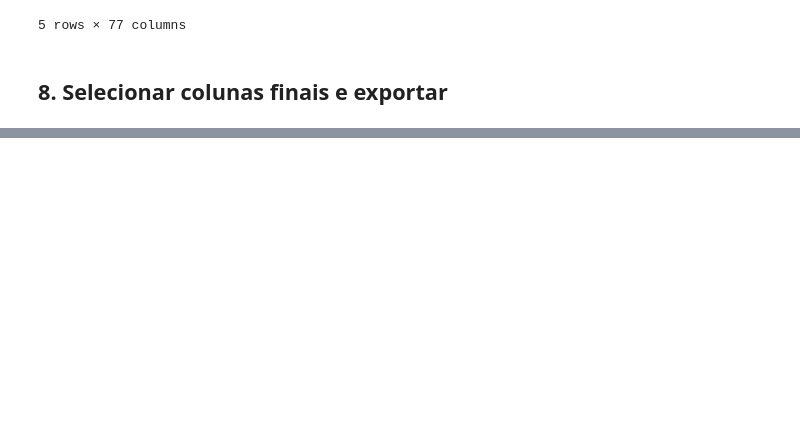
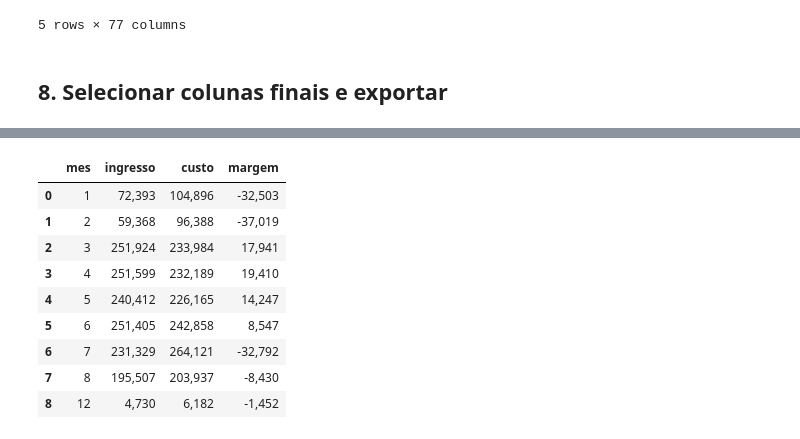
Before and after one commit to ruben-filipe-rocha/Salvesen, a Jupyter notebook: 02.Analise_Financeira/01_Fin_PBI_MAC.ipynb, the cells around one changed output, grey strips where cells are left out. Drawn from its saved outputs; the diff is of its cells as text; code cells hidden in the pictures; blank space fills up the shorter version.

```diff
--- a/02.Analise_Financeira/01_Fin_PBI_MAC.ipynb
+++ b/02.Analise_Financeira/01_Fin_PBI_MAC.ipynb
@@ -553 +553,28 @@ df_sel.head()
 5 rows × 42 columns
+# %%
+resumo_danone_mes = (
+    df[df["CODACT"].isin(["011", "013", "311"])]
+    .groupby("mes")
+    .agg(
+        ingresso=("total_ingresso", "sum"),
+        custo=("COSTEDT", "sum"),
+    )
+    .reset_index()
+)
+resumo_danone_mes["margem"] = resumo_danone_mes["ingresso"] - resumo_danone_mes["custo"]
+
+for coluna in ["ingresso", "custo", "margem"]:
+    resumo_danone_mes[coluna] = resumo_danone_mes[coluna].round(0).map("{:,.0f}".format)
+
+resumo_danone_mes
+# %% [output]
+|  | mes | ingresso | custo | margem |
+| 0 | 1 | 72,393 | 104,896 | -32,503 |
+| 1 | 2 | 59,368 | 96,388 | -37,019 |
+| 2 | 3 | 251,924 | 233,984 | 17,941 |
+| 3 | 4 | 251,599 | 232,189 | 19,410 |
+| 4 | 5 | 240,412 | 226,165 | 14,247 |
+| 5 | 6 | 251,405 | 242,858 | 8,547 |
+| 6 | 7 | 231,329 | 264,121 | -32,792 |
+| 7 | 8 | 195,507 | 203,937 | -8,430 |
+| 8 | 12 | 4,730 | 6,182 | -1,452 |
```
Also changed, not shown: parts of 14 cells of this notebook.
